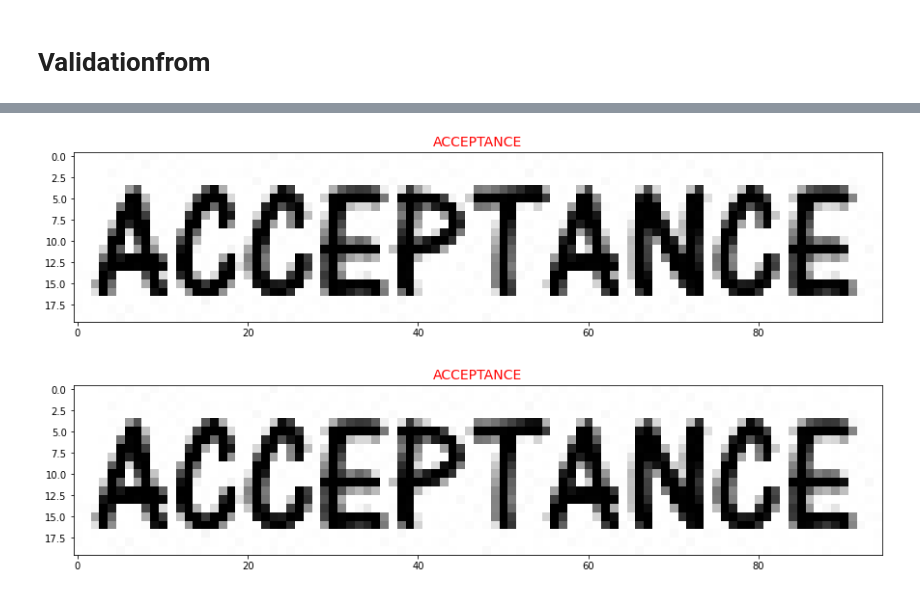
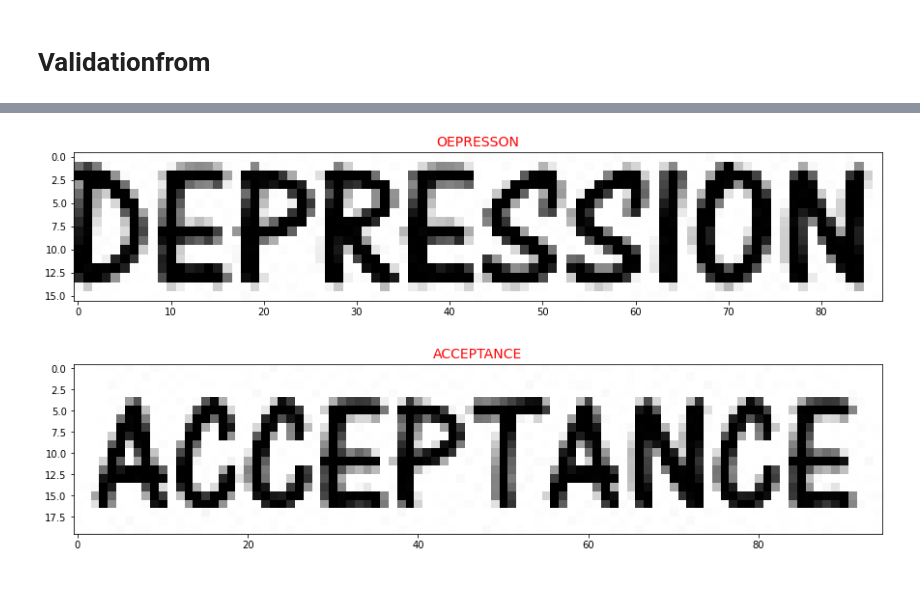
Before and after one commit to wanasit/comic-ocr, a Jupyter notebook: notebooks/Train Recognition Model (default, CRNN small).ipynb, the cells around one changed output, grey strips where cells are left out. Drawn from its saved outputs; the diff is of its cells as text; code cells hidden in the pictures.

```diff
--- a/notebooks/Train Recognition Model (default, CRNN small).ipynb
+++ b/notebooks/Train Recognition Model (default, CRNN small).ipynb
@@ -206,10 +215,10 @@ recognition.calculate_high_level_metrics(model, dataset_example, device=device)
 # %%
 show_images(
-    [dataset_example.get_line_image(1)],
-    [model.recognize(dataset_example.get_line_image(1), device=device)],
+    [dataset_example.get_line_image(0)],
+    [model.recognize(dataset_example.get_line_image(0), device=device)],
 )
 # %% [output]
-[figure, old version]
+[figure, new version]
 # %%
 show_images(
     [dataset_example.get_line_image(1)],
```
Also changed, not shown: parts of 6 cells of this notebook, 2 other files.
